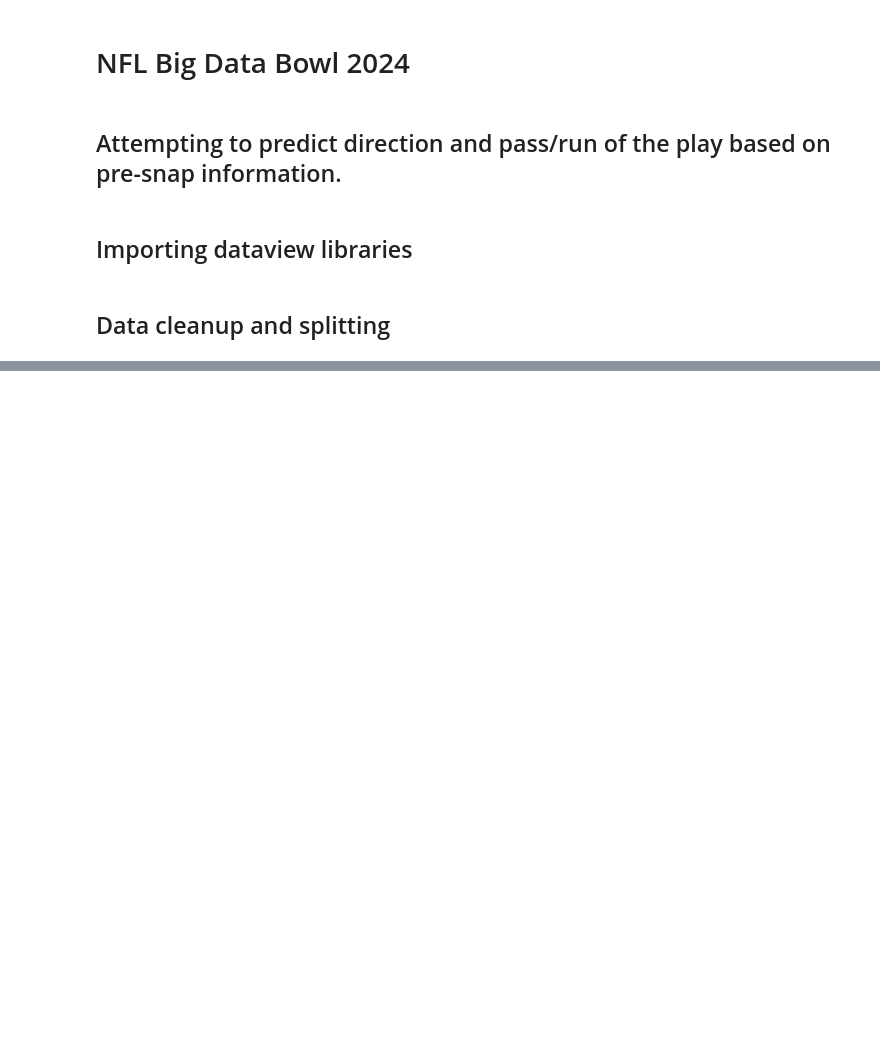
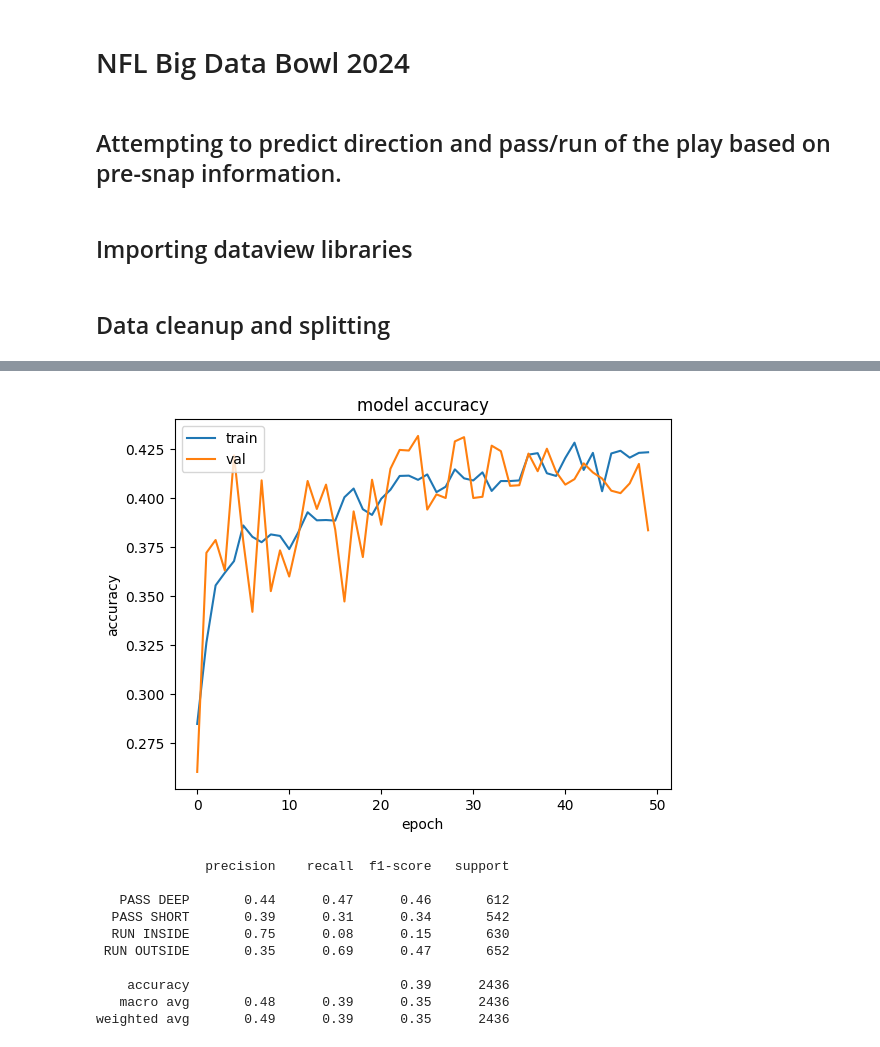
Before and after one commit to ajgrowney/bonfire-big-data-bowl-2024, a Jupyter notebook: notebooks/mason.ipynb, the cells around one changed output, grey strips where cells are left out. Drawn from its saved outputs; the diff is of its cells as text; code cells hidden in the pictures; blank space fills up the shorter version.

Commit message:
Fine tune play prediction

```diff
--- a/notebooks/mason.ipynb
+++ b/notebooks/mason.ipynb
@@ -130,7 +144,0 @@ def get_class_report(n_estimators, max_depth, learning_rate):
-# %%
-preds, report = get_class_report(100, 10, 0.01)
-print(report)
-preds_str = encoder.inverse_transform(preds.reshape(-1,1)).flatten()
-y_test_str = encoder.inverse_transform(y_test.values.reshape(-1,1)).flatten()
-for (pred, actual) in zip(preds_str, y_test_str):
-    print('\033[92m' if pred == actual else '\033[91m',pred, '--',actual)
@@ -154,0 +170,6 @@ weighted avg       0.73      0.73      0.73      2496
+# %%
+model, history = get_neural_net(500, 64)
+
+scores = model.evaluate(x_test, y_test, verbose=0)
+preds = model.predict(x_test)
+print("Accuracy: %.2f%%" % (scores[1] * 100))
@@ -154,0 +194,30 @@ weighted avg       0.73      0.73      0.73      2496
+# %%
+plt.plot(history.history["accuracy"])
+plt.plot(history.history["val_accuracy"])
+plt.title("model accuracy")
+plt.ylabel("accuracy")
+plt.xlabel("epoch")
+plt.legend(["train", "val"], loc="upper left")
+plt.show()
+
+preds_labels = []
+for pred in preds:
+    preds_labels.append(labels[max(range(len(pred)), key=pred.__getitem__)])
+
+reals_labels = []
+for real in y_test:
+    reals_labels.append(labels[max(range(len(real)), key=real.__getitem__)])
+
+print(classification_report(reals_labels, preds_labels, zero_division=0))
+# %% [output]
+[figure, added]
+              precision    recall  f1-score   support
+
+   PASS DEEP       0.44      0.47      0.46       612
+  PASS SHORT       0.39      0.31      0.34       542
+  RUN INSIDE       0.75      0.08      0.15       630
+ RUN OUTSIDE       0.35      0.69      0.47       652
+
+    accuracy                           0.39      2436
+   macro avg       0.48      0.39      0.35      2436
+weighted avg       0.49      0.39      0.35      2436
```
Also changed, not shown: parts of 12 cells of this notebook, 1 other file.
